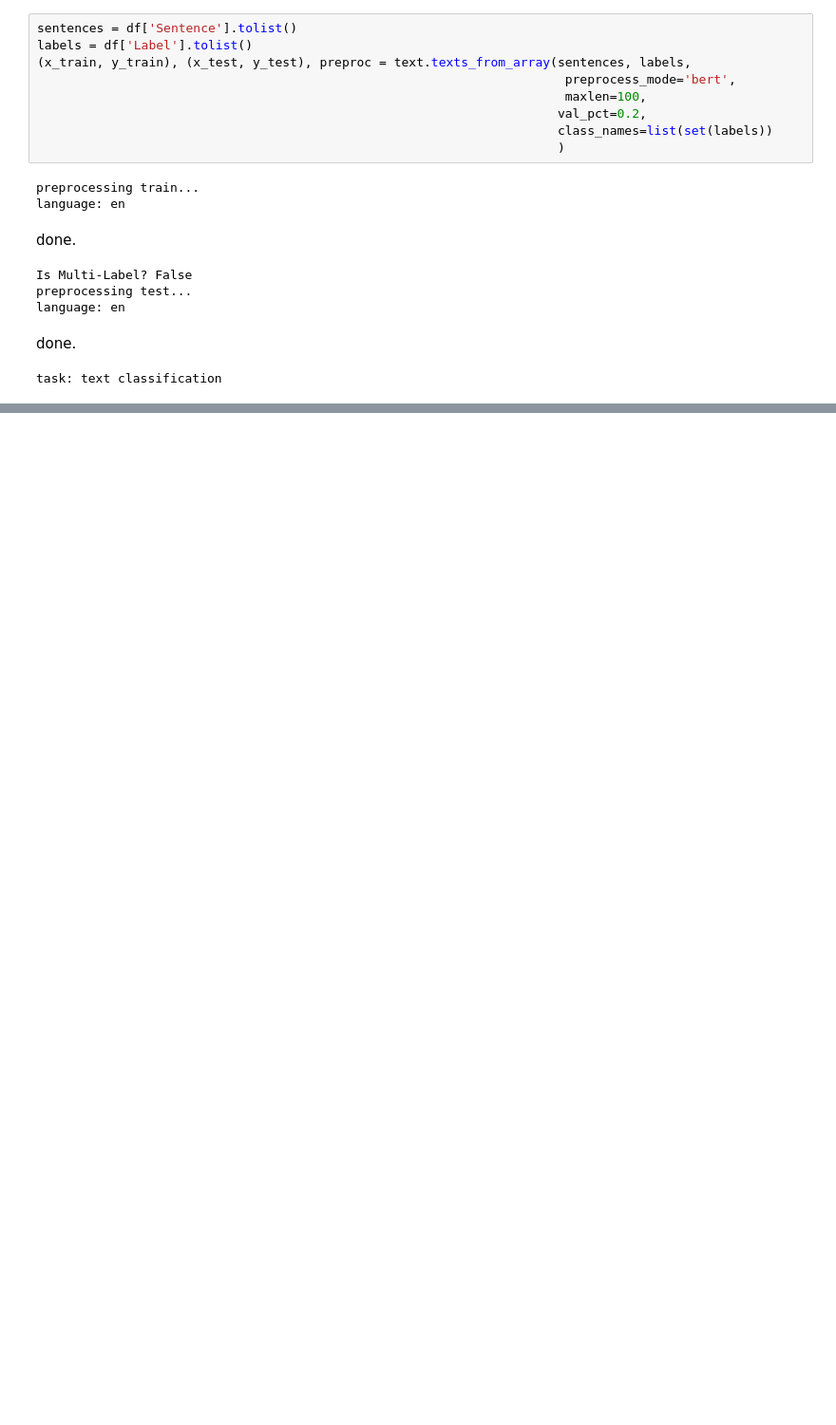
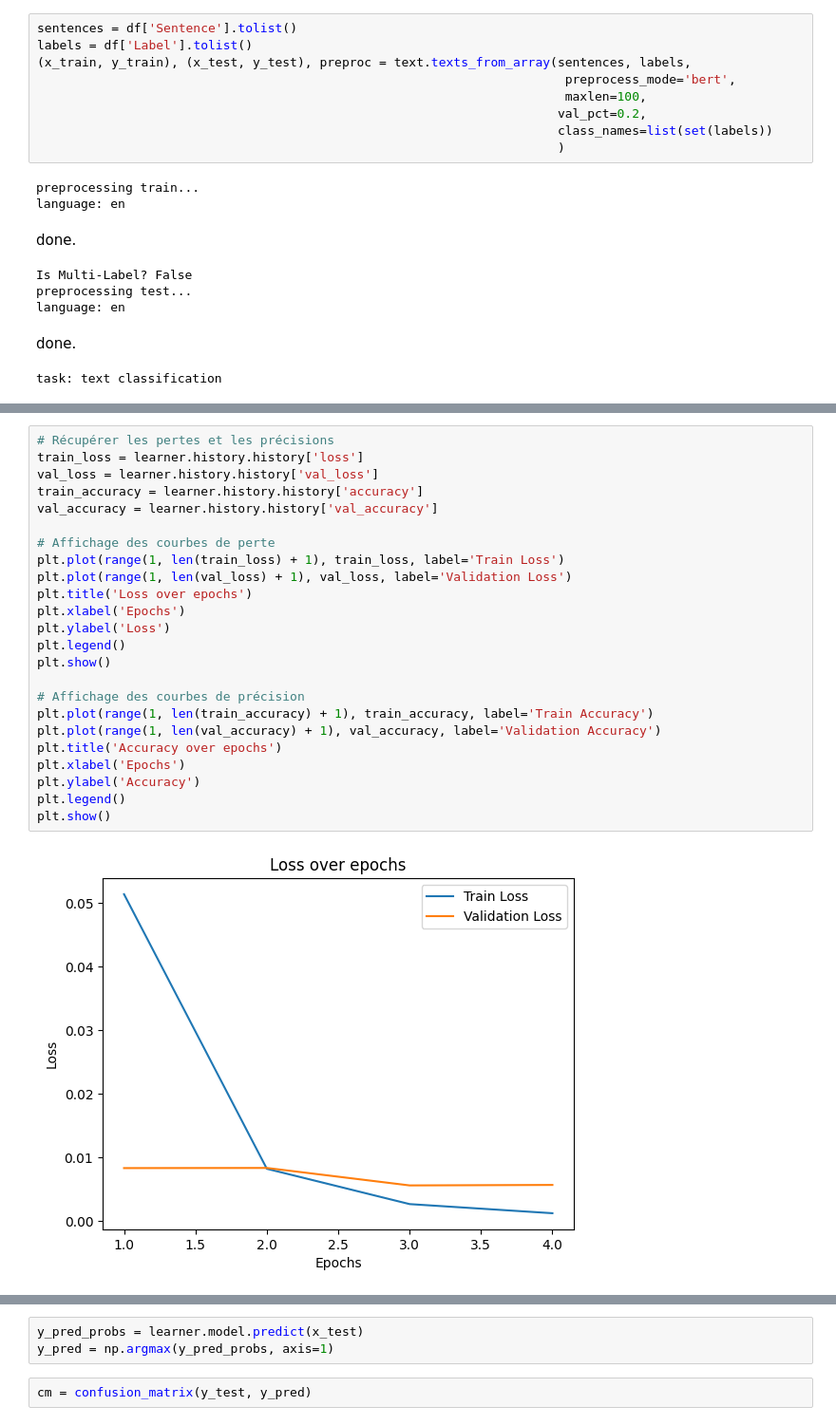
Before and after one commit to ZitouniAhmedFaouzi/PFE-sql-injection, a Jupyter notebook: code/bert.ipynb, the cells around one changed output, grey strips where cells are left out. Shown at 95% size. Saved outputs shown, nothing was run; the diff lists cells and outputs as text; blank space fills up the shorter version.

```diff
--- a/code/bert.ipynb
+++ b/code/bert.ipynb
@@ -128,0 +194,26 @@ task: text classification
+# %%
+# Récupérer les pertes et les précisions
+train_loss = learner.history.history['loss']
+val_loss = learner.history.history['val_loss']
+train_accuracy = learner.history.history['accuracy']
+val_accuracy = learner.history.history['val_accuracy']
+
+# Affichage des courbes de perte
+plt.plot(range(1, len(train_loss) + 1), train_loss, label='Train Loss')
+plt.plot(range(1, len(val_loss) + 1), val_loss, label='Validation Loss')
+plt.title('Loss over epochs')
+plt.xlabel('Epochs')
+plt.ylabel('Loss')
+plt.legend()
+plt.show()
+
+# Affichage des courbes de précision
+plt.plot(range(1, len(train_accuracy) + 1), train_accuracy, label='Train Accuracy')
+plt.plot(range(1, len(val_accuracy) + 1), val_accuracy, label='Validation Accuracy')
+plt.title('Accuracy over epochs')
+plt.xlabel('Epochs')
+plt.ylabel('Accuracy')
+plt.legend()
+plt.show()
+# %% [output]
+[figure, added]
@@ -128,0 +221,5 @@ task: text classification
+# %%
+y_pred_probs = learner.model.predict(x_test)
+y_pred = np.argmax(y_pred_probs, axis=1)
+# %%
+cm = confusion_matrix(y_test, y_pred)
```
Also changed, not shown: parts of 45 cells of this notebook.
